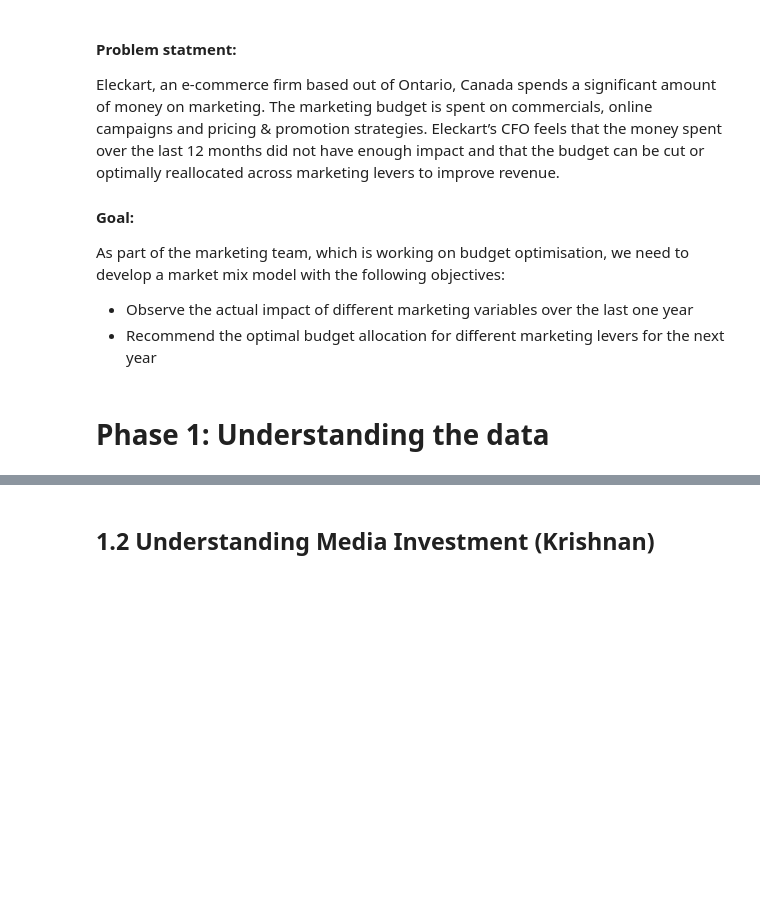
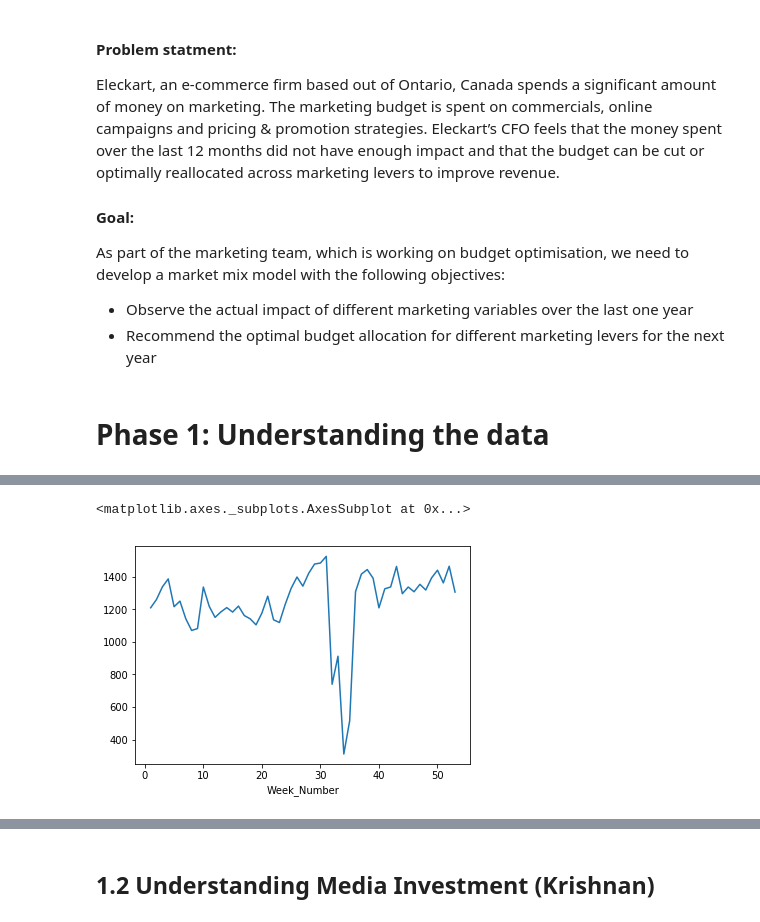
Before and after one commit to Nanditha-G-N/Machine-Learning-Case-Studies, a Jupyter notebook: ecommerce-capstone/ecommerce-assignment-Krishnan.ipynb, the cells around one changed output, grey strips where cells are left out. Drawn from its saved outputs; the diff is of its cells as text; code cells hidden in the pictures; blank space fills up the shorter version.

Commit message:
Update ecommerce-assignment-Krishnan.ipynb
updated version

```diff
--- a/ecommerce-capstone/ecommerce-assignment-Krishnan.ipynb
+++ b/ecommerce-capstone/ecommerce-assignment-Krishnan.ipynb
@@ -34,0 +118,2 @@ products.head()
+# %%
+products.drop(axis=1,columns=['deliverybdays','deliverycdays'],inplace=True)
@@ -34,0 +312,2 @@ products.head()
+# %%
+products['day']=products.order_date.dt.day
@@ -34,0 +323,3 @@ products.head()
+# %%
+### Filter the  camera accessory, home audio and gaming accessory sub-categories
+products_filtered=pd.DataFrame(products[products.product_analytic_sub_category.isin(['CameraAccessory','GamingAccessory','HomeAudio'])])
@@ -34,0 +346,3 @@ products.head()
+# %%
+## Assign week numbers
+products_filtered['Week_Number'] = products_filtered.order_date.dt.week
@@ -34,0 +358,6 @@ products.head()
+# %%
+prd_grp=products_filtered.groupby('Week_Number')
+prd_grp.mean().gmv.plot()
+# %% [output]
+<matplotlib.axes._subplots.AxesSubplot at 0x...>
+[figure, added]
```
Also changed, not shown: parts of 31 cells of this notebook.
